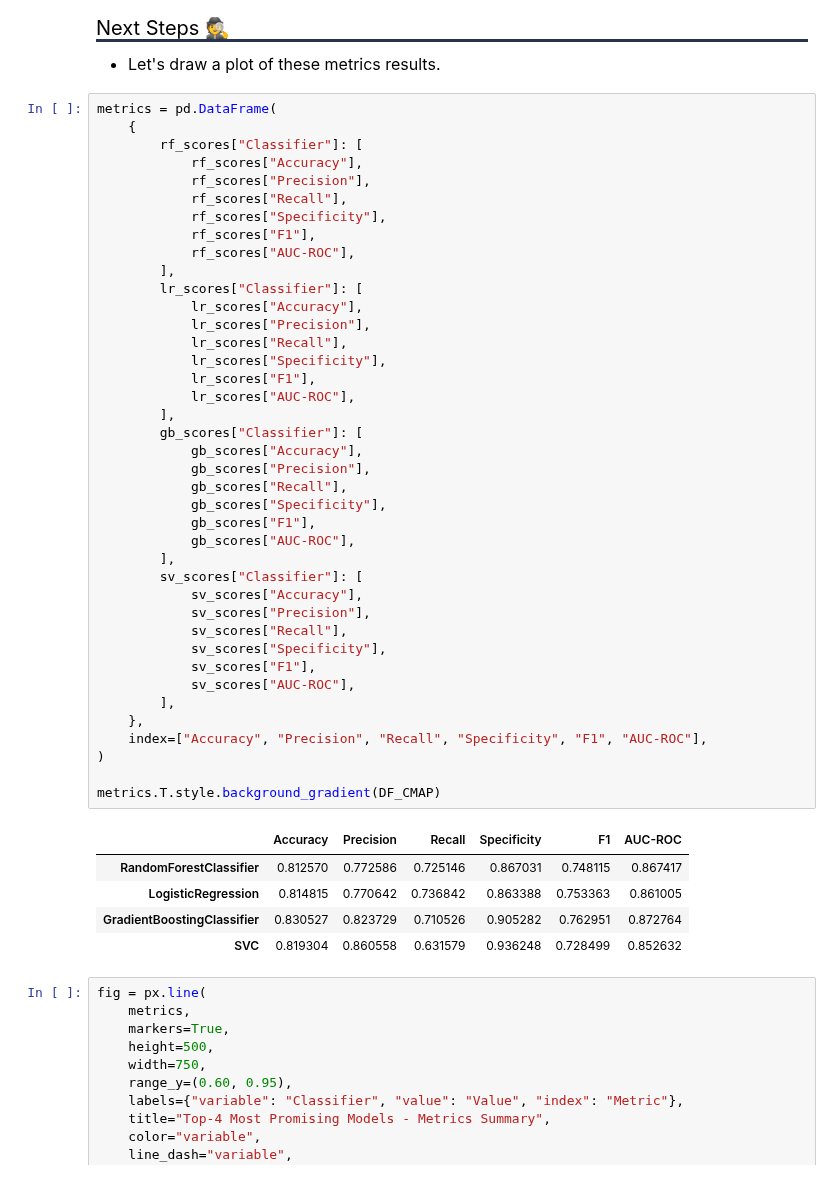
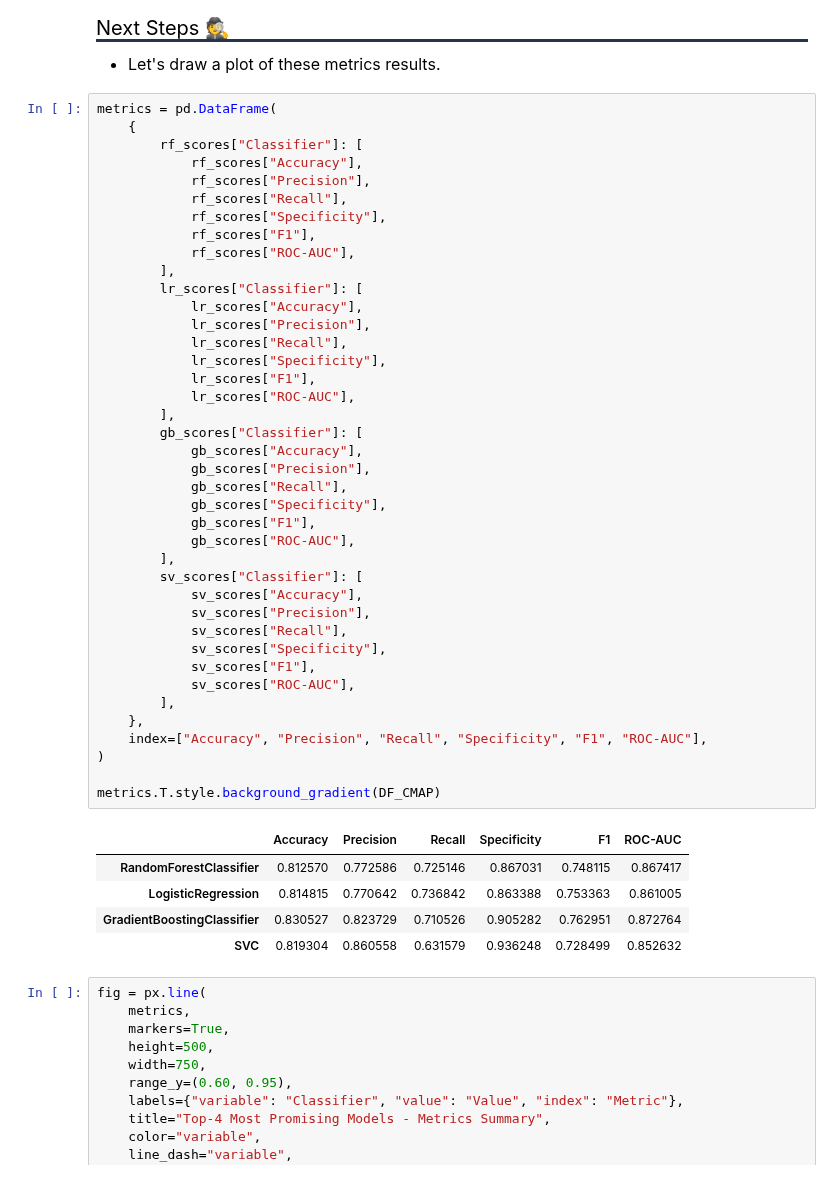
Before and after one commit to mateuszk098/kaggle-notebooks, a Jupyter notebook: kaggle/titanic/titanic_ml.ipynb, the cells around one changed output. Saved outputs shown, nothing was run; the diff lists cells and outputs as text.

```diff
--- a/kaggle/titanic/titanic_ml.ipynb
+++ b/kaggle/titanic/titanic_ml.ipynb
@@ -788,39 +789,39 @@ metrics = pd.DataFrame(
             rf_scores["Recall"],
             rf_scores["Specificity"],
             rf_scores["F1"],
-            rf_scores["AUC-ROC"],
+            rf_scores["ROC-AUC"],
         ],
         lr_scores["Classifier"]: [
             lr_scores["Accuracy"],
             lr_scores["Precision"],
             lr_scores["Recall"],
             lr_scores["Specificity"],
             lr_scores["F1"],
-            lr_scores["AUC-ROC"],
+            lr_scores["ROC-AUC"],
         ],
         gb_scores["Classifier"]: [
             gb_scores["Accuracy"],
             gb_scores["Precision"],
             gb_scores["Recall"],
             gb_scores["Specificity"],
             gb_scores["F1"],
-            gb_scores["AUC-ROC"],
+            gb_scores["ROC-AUC"],
         ],
         sv_scores["Classifier"]: [
             sv_scores["Accuracy"],
             sv_scores["Precision"],
             sv_scores["Recall"],
             sv_scores["Specificity"],
             sv_scores["F1"],
-            sv_scores["AUC-ROC"],
+            sv_scores["ROC-AUC"],
         ],
     },
-    index=["Accuracy", "Precision", "Recall", "Specificity", "F1", "AUC-ROC"],
+    index=["Accuracy", "Precision", "Recall", "Specificity", "F1", "ROC-AUC"],
 )
 
 metrics.T.style.background_gradient(DF_CMAP)
 # %% [output]
-|  | Accuracy | Precision | Recall | Specificity | F1 | AUC-ROC |
+|  | Accuracy | Precision | Recall | Specificity | F1 | ROC-AUC |
 | RandomForestClassifier | 0.812570 | 0.772586 | 0.725146 | 0.867031 | 0.748115 | 0.867417 |
 | LogisticRegression | 0.814815 | 0.770642 | 0.736842 | 0.863388 | 0.753363 | 0.861005 |
 | GradientBoostingClassifier | 0.830527 | 0.823729 | 0.710526 | 0.905282 | 0.762951 | 0.872764 |
```
Also changed, not shown: parts of 18 cells of this notebook, 1 other file.
